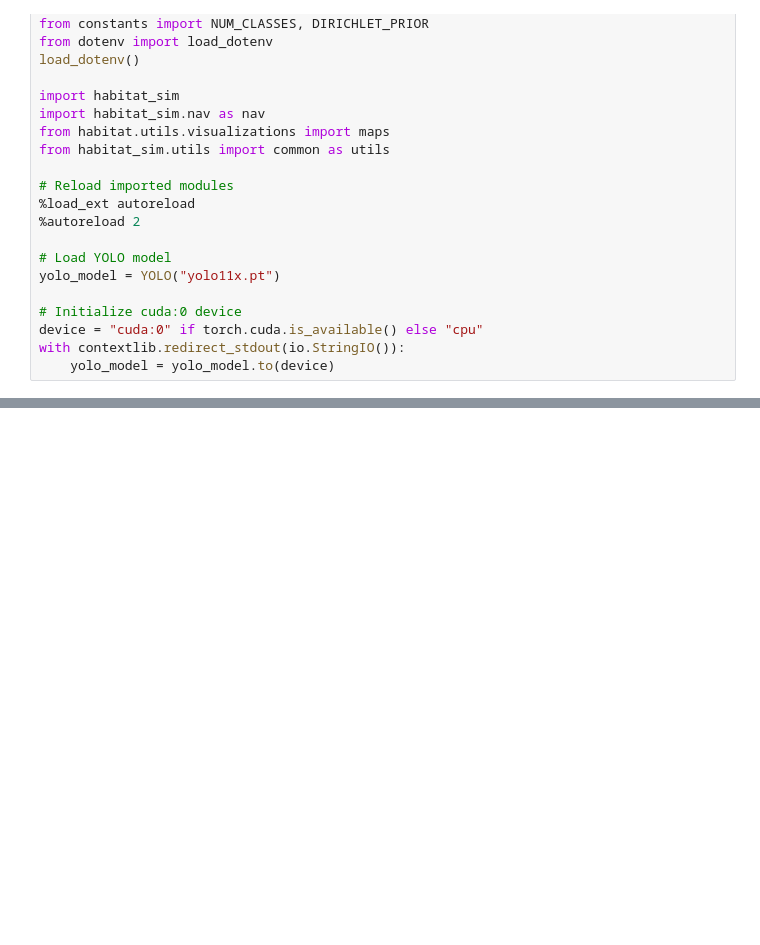
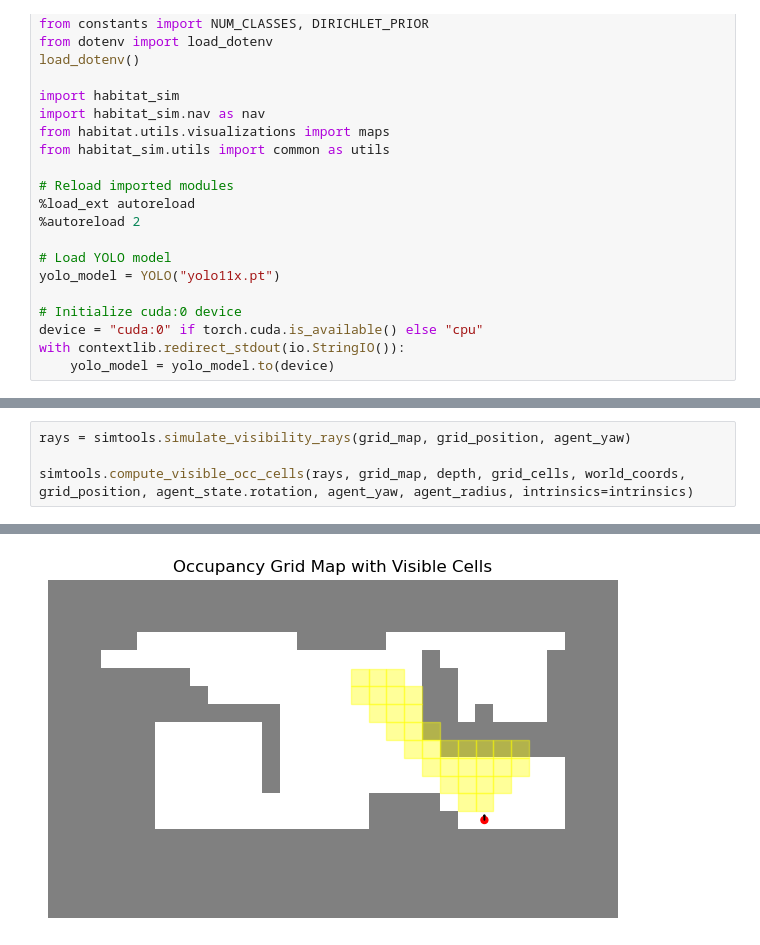
Before and after one commit to joaocb2002/ObjectNav-Msc, a Jupyter notebook: main-dirichlet.ipynb, the cells around one changed output, grey strips where cells are left out. Drawn from its saved outputs; the diff is of its cells as text; blank space fills up the shorter version.

```diff
--- a/main-dirichlet.ipynb
+++ b/main-dirichlet.ipynb
@@ -563,0 +494,5 @@ Real world coordinates: (0.2850028339185213, 2.7140021324157715, -6.786799460649
+# %%
+rays = simtools.simulate_visibility_rays(grid_map, grid_position, agent_yaw)
+
+simtools.compute_visible_occ_cells(rays, grid_map, depth, grid_cells, world_coords, grid_position, agent_state.rotation, agent_yaw, agent_radius, intrinsics=intrinsics)
+# %% [output]
@@ -563,0 +500 @@ Real world coordinates: (0.2850028339185213, 2.7140021324157715, -6.786799460649
+[figure, added]
```
Also changed, not shown: parts of 7 cells of this notebook, 2 other files.
